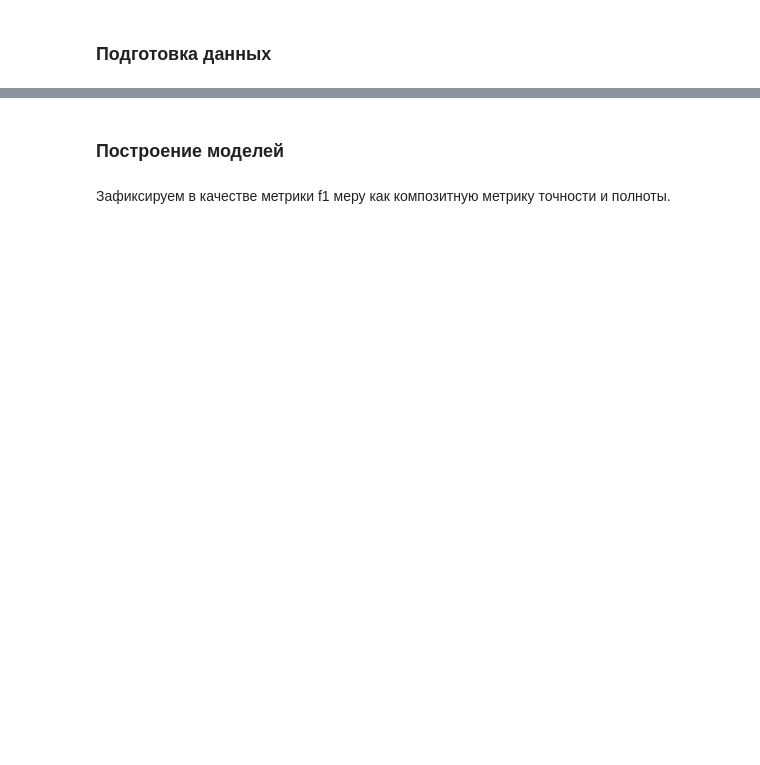
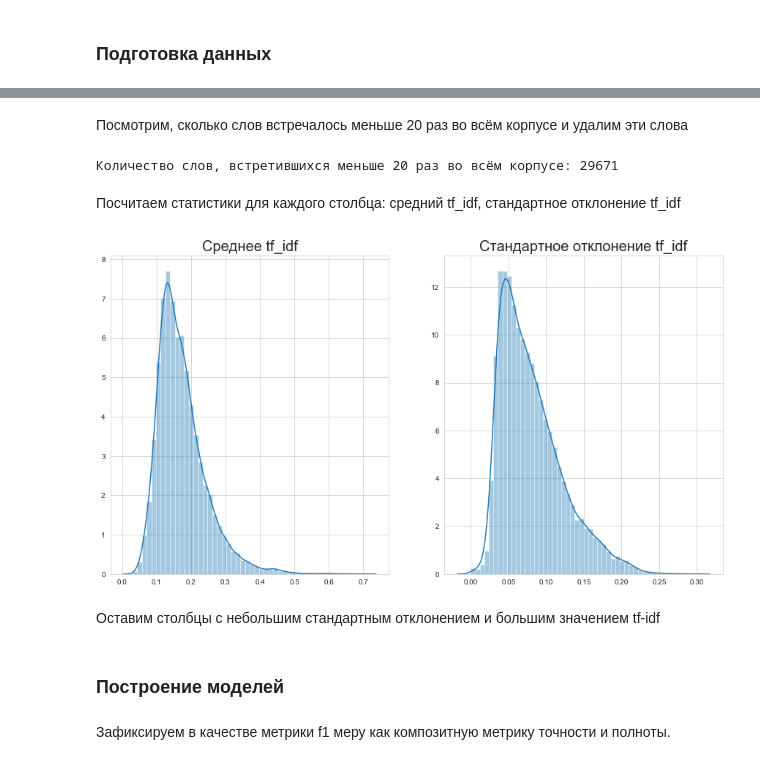
Before and after one commit to andreitsev/Notebooks, a Jupyter notebook: Reuters/Reuters_Corpus_Volume_I_classification.ipynb, the cells around one changed output, grey strips where cells are left out. Saved outputs shown, nothing was run; the diff lists cells and outputs as text; code cells hidden in the pictures; blank space fills up the shorter version.

```diff
--- a/Reuters/Reuters_Corpus_Volume_I_classification.ipynb
+++ b/Reuters/Reuters_Corpus_Volume_I_classification.ipynb
@@ -46,9 +48,36 @@ plt.xticks(rotation=90);
 # %%
-tr_indexes, te_indexes = train_test_split(np.arange(rcv1.data.shape[0]), test_size=0.3, shuffle=True)
-np.save(os.path.join(DIR_PATH, 'reuters_train_indexes.npy'), tr_indexes)
-np.save(os.path.join(DIR_PATH, 'reuters_test_indexes.npy'), te_indexes)
+# tr_indexes, te_indexes = train_test_split(np.arange(rcv1.data.shape[0]), test_size=0.3, shuffle=True)
+# np.save(os.path.join(DIR_PATH, 'reuters_train_indexes.npy'), tr_indexes)
+# np.save(os.path.join(DIR_PATH, 'reuters_test_indexes.npy'), te_indexes)
+tr_indexes = np.load(os.path.join(DIR_PATH, 'reuters_train_indexes.npy'))
+te_indexes = np.load(os.path.join(DIR_PATH, 'reuters_test_indexes.npy'))
+# %% [markdown]
+Посмотрим, сколько слов встречалось меньше 20 раз во всём корпусе и удалим эти слова
+# %%
+less_20 = (np.array(rcv1.data.sum(axis=0))[0] <= 20)
+print('Количество слов, встретившихся меньше 20 раз во всём корпусе:', less_20.sum())
+needed_features = np.arange(X_tr.shape[1])[~less_20]
+# %% [output]
+Количество слов, встретившихся меньше 20 раз во всём корпусе: 29671
 # %%
-X_tr = rcv1.data[tr_indexes]
-y_tr = rcv1.target[tr_indexes].toarray()
-X_te = rcv1.data[te_indexes]
-y_te = rcv1.target[te_indexes].toarray()
+X_tr = rcv1.data[tr_indexes][:, needed_features]
+y_tr = rcv1.target[tr_indexes]
+X_te = rcv1.data[te_indexes][:, needed_features]
+y_te = rcv1.target[te_indexes]
+# %% [markdown]
+Посчитаем статистики для каждого столбца: средний tf_idf, стандартное отклонение tf_idf
+# %%
+nonzero_count = np.unique(np.nonzero(X_tr)[1], return_counts=True)[1]
+mean_tf_idf = np.array(X_tr.sum(axis=0))[0]/nonzero_count
+std_tf_idf = np.sqrt(np.array(X_tr.power(2).sum(axis=0))[0]/(nonzero_count + 1e-120) - (mean_tf_idf)**2)
+std_tf_idf[np.isnan(std_tf_idf)] = 0
+# %%
+fig, ax = plt.subplots(nrows=1, ncols=2, figsize=(15, 8))
+sns.distplot(mean_tf_idf, ax=ax[0])
+sns.distplot(std_tf_idf, ax=ax[1]);
+ax[0].set_title('Среднее tf_idf', fontsize=20);
+ax[1].set_title('Стандартное отклонение tf_idf', fontsize=20);
+# %% [output]
+[figure, added]
+# %% [markdown]
+Оставим столбцы с небольшим стандартным отклонением и большим значением tf-idf
```
Also changed, not shown: parts of 22 cells of this notebook.
